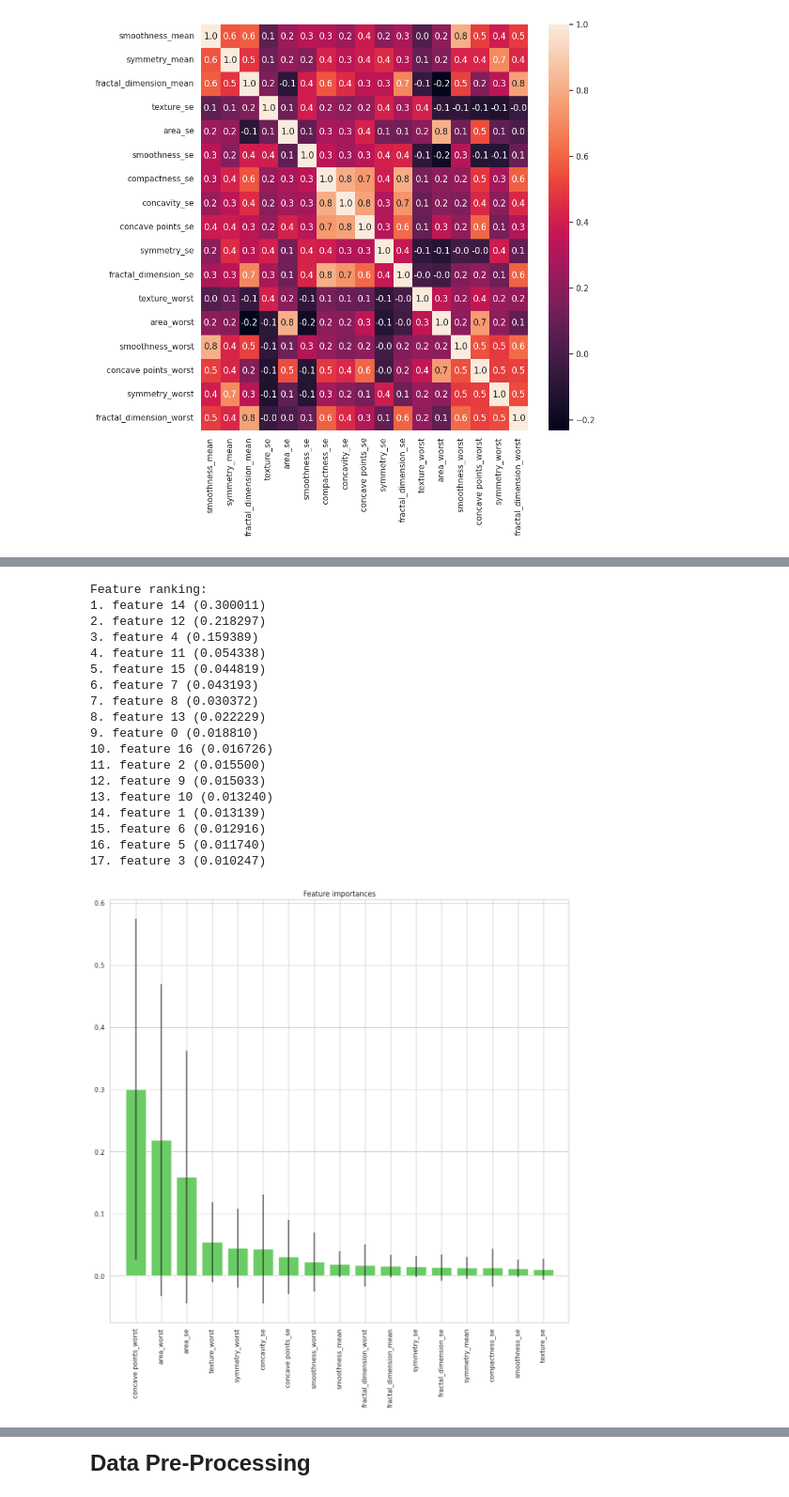
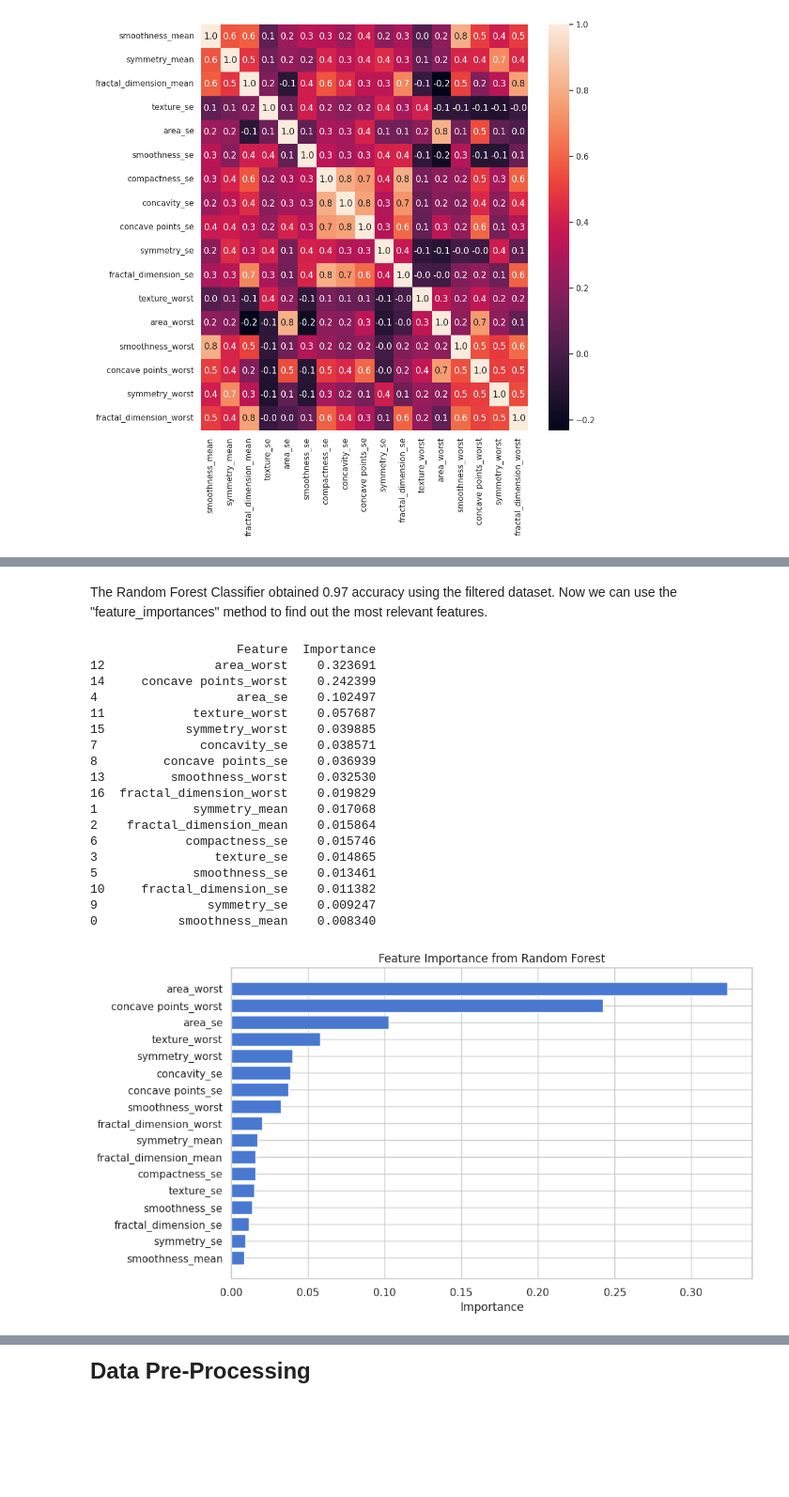
Before and after one commit to GonmasPT/Breast-Cancer-Wisconsin-Diagnosis, a Jupyter notebook: main.ipynb, the cells around one changed output, grey strips where cells are left out. Shown at 94% size. Cells and saved outputs as stored; diff of their text form; code cells hidden in the pictures; blank space fills up the shorter version.

```diff
--- a/main.ipynb
+++ b/main.ipynb
@@ -232,43 +243,38 @@ sns.heatmap(cm,annot=True,fmt="d")
+# %% [markdown]
+The Random Forest Classifier obtained 0.97 accuracy using the filtered dataset. Now we can use the "feature_importances" method to find out the most relevant features.
 # %%
-clf_rf_5 = RandomForestClassifier()
-clr_rf_5 = clf_rf_5.fit(x_train,y_train)
-importances = clr_rf_5.feature_importances_
-std = np.std([tree.feature_importances_ for tree in clf_rf.estimators_],
-             axis=0)
-indices = np.argsort(importances)[::-1]
+# Get feature_importances from model
+importances = model.feature_importances_
+importances_df = pd.DataFrame({"Feature": X_filtered.columns, "Importance": importances})
 
-# Print the feature ranking
-print("Feature ranking:")
+# Sort the features by importance
+importances_df.sort_values(by=["Importance"], ascending=False, inplace=True)
+print(importances_df)
 
-for f in range(x_train.shape[1]):
-    print("%d. feature %d (%f)" % (f + 1, indices[f], importances[indices[f]]))
-
-# Plot the feature importances of the forest
-
-plt.figure(1, figsize=(14, 13))
-plt.title("Feature importances")
-plt.bar(range(x_train.shape[1]), importances[indices],
-       color="g", yerr=std[indices], align="center")
-plt.xticks(range(x_train.shape[1]), x_train.columns[indices],rotation=90)
-plt.xlim([-1, x_train.shape[1]])
-plt.show()
+# Plot the features importance
+plt.figure(figsize=(10, 6))
+plt.barh(importances_df["Feature"], importances_df["Importance"])
+plt.xlabel("Importance")
+plt.title("Feature Importance from Random Forest")
+plt.gca().invert_yaxis()
+plt.show();
 # %% [output]
-Feature ranking:
-1. feature 14 (0.300011)
-2. feature 12 (0.218297)
-3. feature 4 (0.159389)
-4. feature 11 (0.054338)
-5. feature 15 (0.044819)
-6. feature 7 (0.043193)
-7. feature 8 (0.030372)
-8. feature 13 (0.022229)
-9. feature 0 (0.018810)
-10. feature 16 (0.016726)
-11. feature 2 (0.015500)
-12. feature 9 (0.015033)
-13. feature 10 (0.013240)
-14. feature 1 (0.013139)
-15. feature 6 (0.012916)
-16. feature 5 (0.011740)
-17. feature 3 (0.010247)
+                    Feature  Importance
+12               area_worst    0.323691
+14     concave points_worst    0.242399
+4                   area_se    0.102497
+11            texture_worst    0.057687
+15           symmetry_worst    0.039885
+7              concavity_se    0.038571
+8         concave points_se    0.036939
+13         smoothness_worst    0.032530
+16  fractal_dimension_worst    0.019829
+1             symmetry_mean    0.017068
+2    fractal_dimension_mean    0.015864
+6            compactness_se    0.015746
+3                texture_se    0.014865
+5             smoothness_se    0.013461
+10     fractal_dimension_se    0.011382
+9               symmetry_se    0.009247
+0           smoothness_mean    0.008340
-[figure, old version]
+[figure, new version]
```
Also changed, not shown: parts of 17 cells of this notebook.
